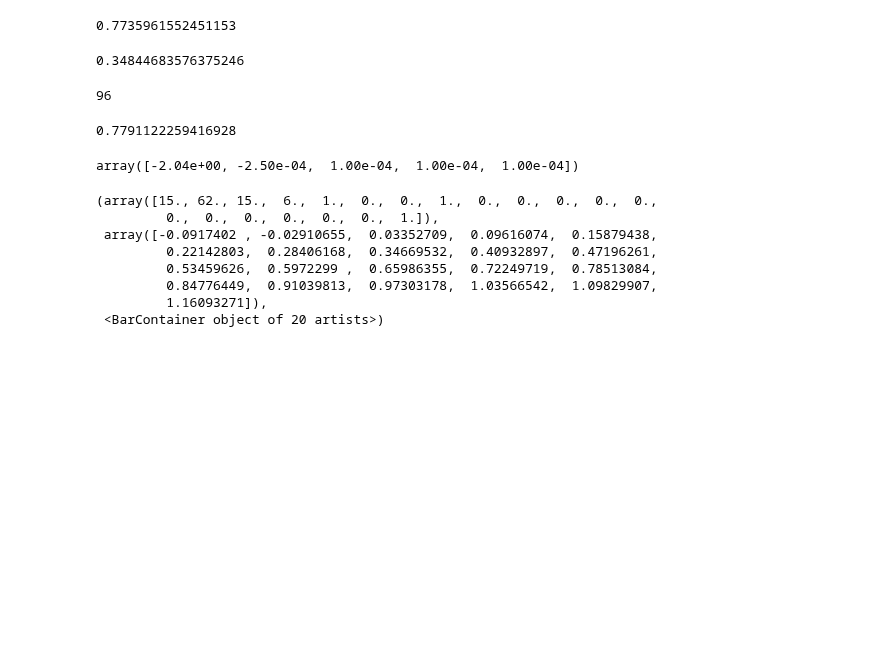
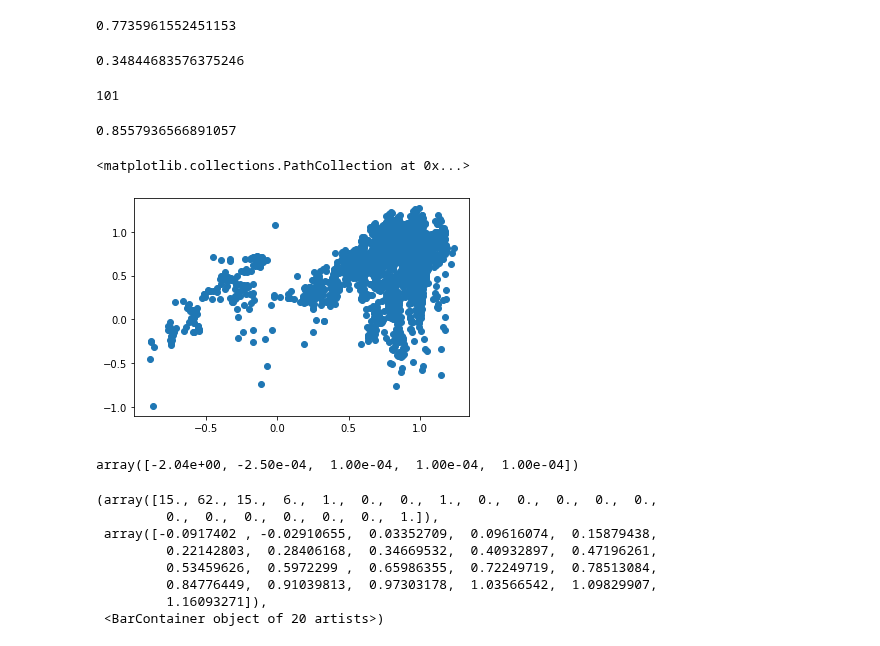
Before and after one commit to PrasannS/eel-reranking, a Jupyter notebook: view_cands.ipynb, the cells around one changed output. Drawn from its saved outputs; the diff is of its cells as text; code cells hidden in the pictures; blank space fills up the shorter version.

```diff
--- a/view_cands.ipynb
+++ b/view_cands.ipynb
@@ -10,5 +10,6 @@ ende = './rerank_outputs/post1explodedmt1n_en-de_bfs_recom_4_80_False_0.4_True_F
 with open(fren) as json_file:
     lat4 = json.load(json_file)['data']
 
-with open('./rerank_outputs/post1cpybeam4fr_en.json') as json_file:
+# was post1cpybeam4fr_en
+with open('./rerank_outputs/post2post1beam49fr_en.json') as json_file:
     beam49 = json.load(json_file)['data']
@@ -280,13 +286,23 @@ mean(rerank_all_weighted(beam49, {
     'rescores':0,
     #'mbartqescores':0,
     #'tquestscores':0,
-    'qescores':1,
-    'cometscores':0,
-    'modelscores':0
+    'qescores':0,
+    'cometscores':1,
+    'modelscores':0,
+    'distillscores':0
 }))
 # %% [output]
-96
+101
-0.7791122259416928
+0.8557936566891057
+# %%
+adistill, acom = [], []
+for b in beam49:
+    adistill.extend(b['distillscores'] )
+    acom.extend(b['cometscores'])
+plt.scatter(adistill, acom)
+# %% [output]
+<matplotlib.collections.PathCollection at 0x...>
+[figure, added]
 # %%
 def manual_search():
     global weights
```
Also changed, not shown: parts of 4 cells of this notebook, 13 other files.
